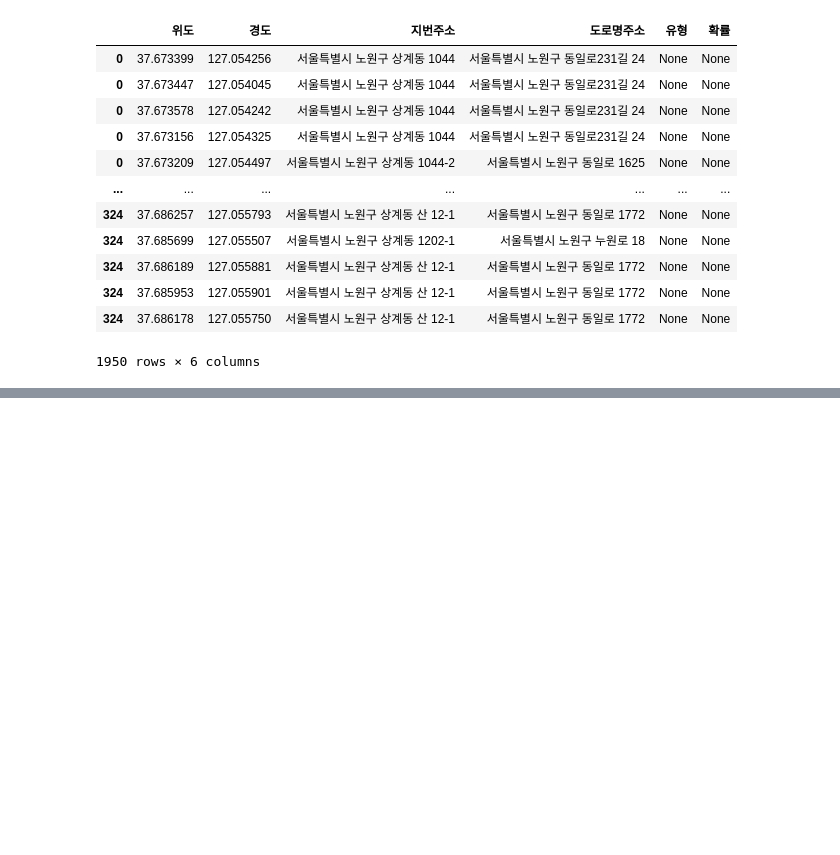
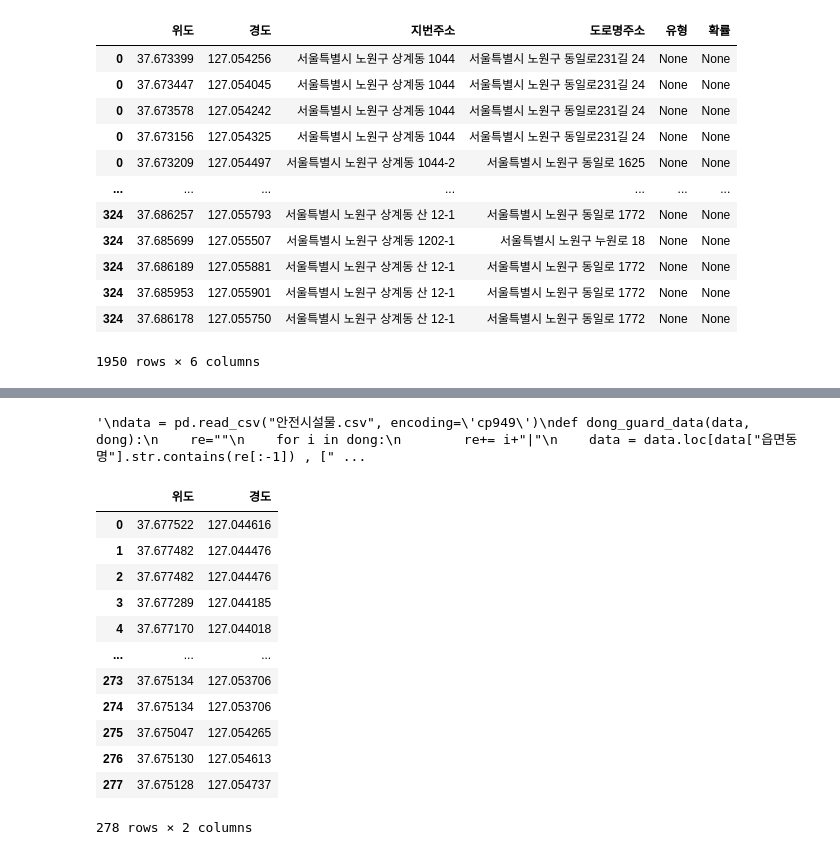
Before and after one commit to topaz11100/bp_final, a Jupyter notebook: 빅프_기말_최종.ipynb, the cells around one changed output, grey strips where cells are left out. Cells and saved outputs as stored; diff of their text form; code cells hidden in the pictures; blank space fills up the shorter version.

```diff
--- a/빅프_기말_최종.ipynb
+++ b/빅프_기말_최종.ipynb
@@ -204,0 +327,45 @@ police_addr_data.to_csv(data_path+"유형.csv",encoding=encoding)
+# %%
+'''
+data = pd.read_csv("안전시설물.csv", encoding='cp949')
+def dong_guard_data(data, dong):
+    re=""
+    for i in dong:
+        re+= i+"|"
+    data = data.loc[data["읍면동명"].str.contains(re[:-1]) , ["포인트 wkt", "읍면동명"]]
+    def decompose(word):
+        temp = word.split("(")
+        return temp[-1][:-1]
+    def NS(word):
+        temp = word.split(" ")
+        return temp[1]
+    def EW(word):
+        temp = word.split(" ")
+        return temp[0]
+    data["포인트 wkt"] = data["포인트 wkt"].apply(decompose)
+    data["위도"] = data["포인트 wkt"].apply(NS)
+    data["위도"] = data["위도"].astype(np.float64)
+    data["경도"] = data["포인트 wkt"].apply(EW)
+    data["경도"] = data["경도"].astype(np.float64)
+    return data.drop(columns=["포인트 wkt", "읍면동명"]).reset_index(drop=True)
+
+data = dong_guard_data(data, ["도봉동", "상계동"])
+'''
+# %% [output]
+'\ndata = pd.read_csv("안전시설물.csv", encoding=\'cp949\')\ndef dong_guard_data(data, dong):\n    re=""\n    for i in dong:\n        re+= i+"|"\n    data = data.loc[data["읍면동명"].str.contains(re[:-1]) , [" ...
+# %%
+ansim_data = pd.read_csv(data_path+"상계1안심시설물.csv", encoding=encoding)
+ansim_data
+# %% [output]
+|  | 위도 | 경도 |
+| 0 | 37.677522 | 127.044616 |
+| 1 | 37.677482 | 127.044476 |
+| 2 | 37.677482 | 127.044476 |
+| 3 | 37.677289 | 127.044185 |
+| 4 | 37.677170 | 127.044018 |
+| ... | ... | ... |
+| 273 | 37.675134 | 127.053706 |
+| 274 | 37.675134 | 127.053706 |
+| 275 | 37.675047 | 127.054265 |
+| 276 | 37.675130 | 127.054613 |
+| 277 | 37.675128 | 127.054737 |
+278 rows × 2 columns
```
Also changed, not shown: parts of 35 cells of this notebook, 13 other files.
